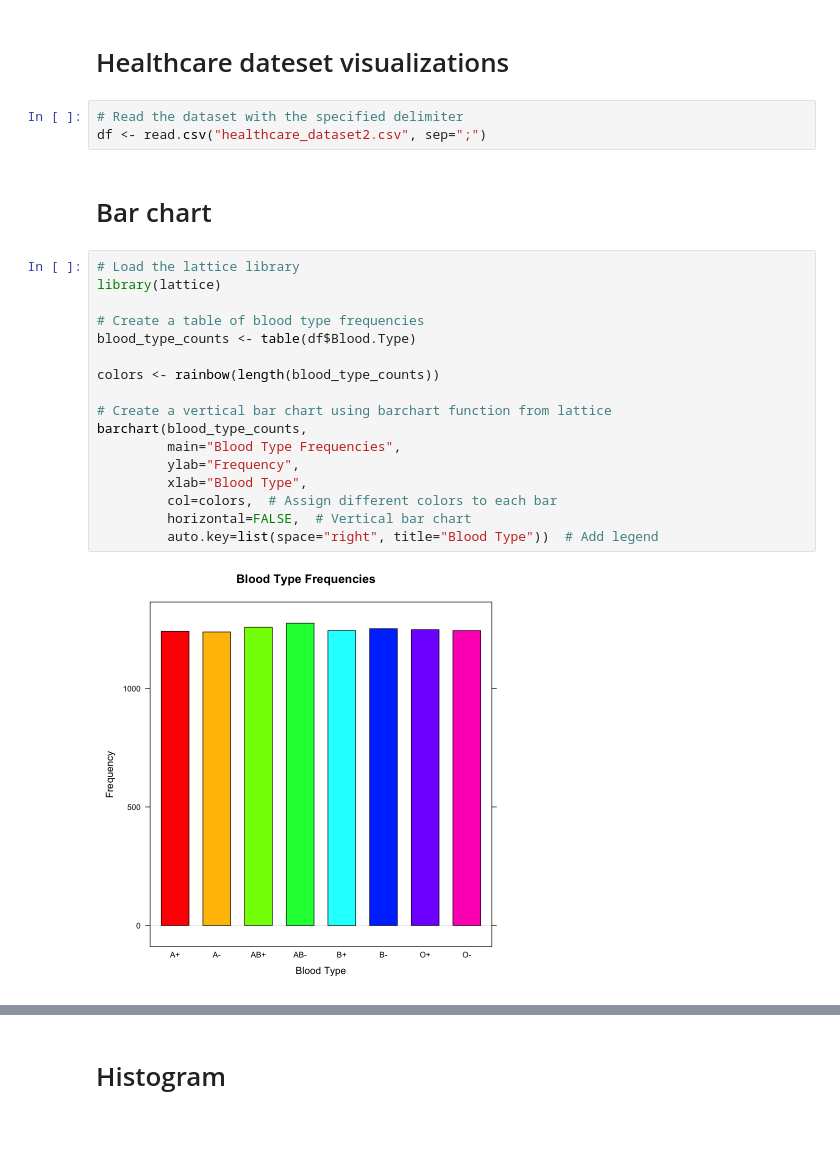
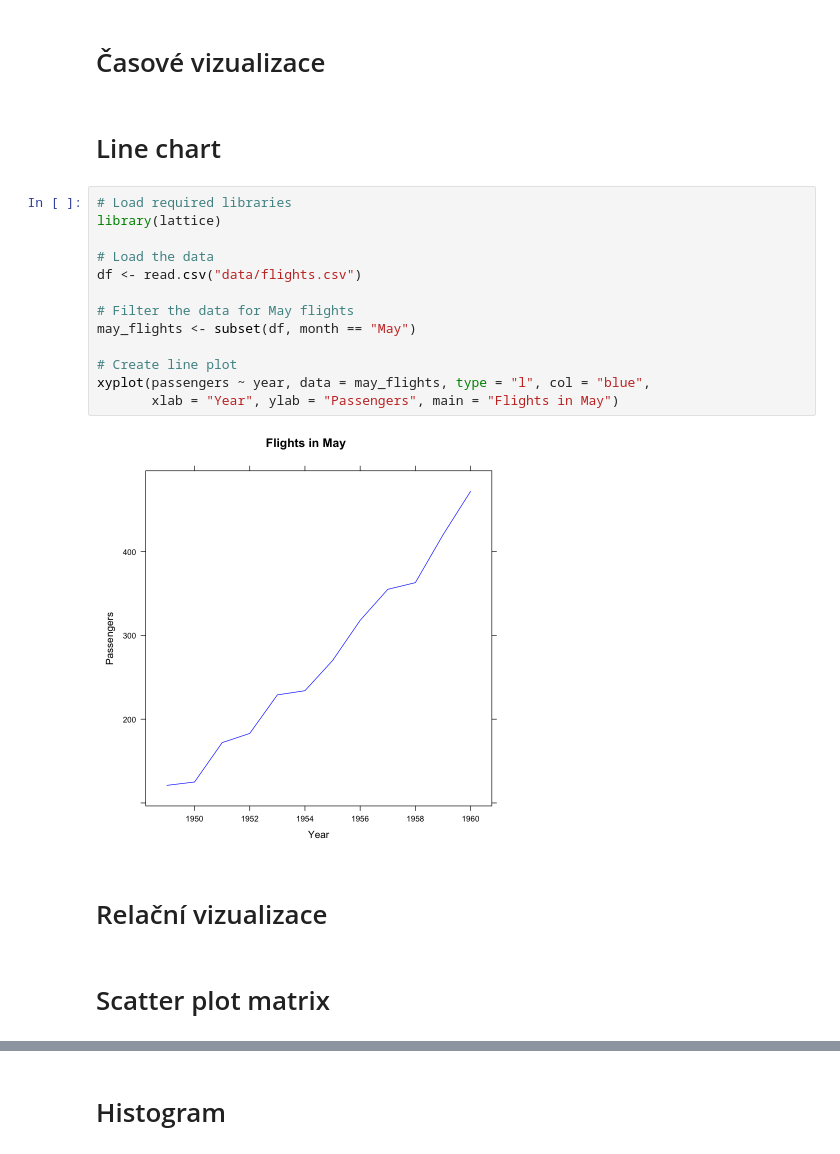
Before and after one commit to ngum17/vizualizace, a Jupyter notebook: R/lattice.ipynb, the cells around one changed output, grey strips where cells are left out. Cells and saved outputs as stored; diff of their text form.

```diff
--- a/R/lattice.ipynb
+++ b/R/lattice.ipynb
@@ -1,26 +1,23 @@
 # %% [markdown]
-# Healthcare dateset visualizations
+# Časové vizualizace
-# %%
-# Read the dataset with the specified delimiter
-df <- read.csv("healthcare_dataset2.csv", sep=";")
-# %% [markdown]
-# Bar chart
-# %%
-# Load the lattice library
-library(lattice)
-
-# Create a table of blood type frequencies
-blood_type_counts <- table(df$Blood.Type)
-
-colors <- rainbow(length(blood_type_counts))
-
-# Create a vertical bar chart using barchart function from lattice
-barchart(blood_type_counts,
-         main="Blood Type Frequencies",
-         ylab="Frequency",
-         xlab="Blood Type",
-         col=colors,  # Assign different colors to each bar
-         horizontal=FALSE,  # Vertical bar chart
-         auto.key=list(space="right", title="Blood Type"))  # Add legend
-# %% [output]
-[figure]
+# %% [markdown]
+# Line chart
+# %%
+# Load required libraries
+library(lattice)
+
+# Load the data
+df <- read.csv("data/flights.csv")
+
+# Filter the data for May flights
+may_flights <- subset(df, month == "May")
+
+# Create line plot
+xyplot(passengers ~ year, data = may_flights, type = "l", col = "blue",
+       xlab = "Year", ylab = "Passengers", main = "Flights in May")
+# %% [output]
+[figure, added]
+# %% [markdown]
+# Relační vizualizace
+# %% [markdown]
+# Scatter plot matrix
```
Also changed, not shown: parts of 17 cells of this notebook, 32 other files.
